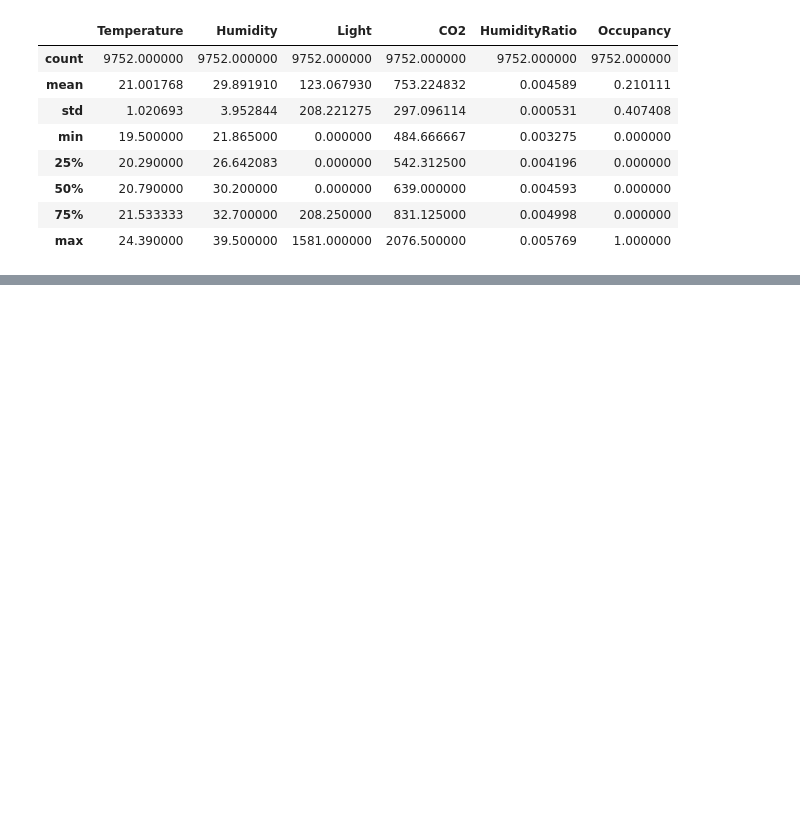
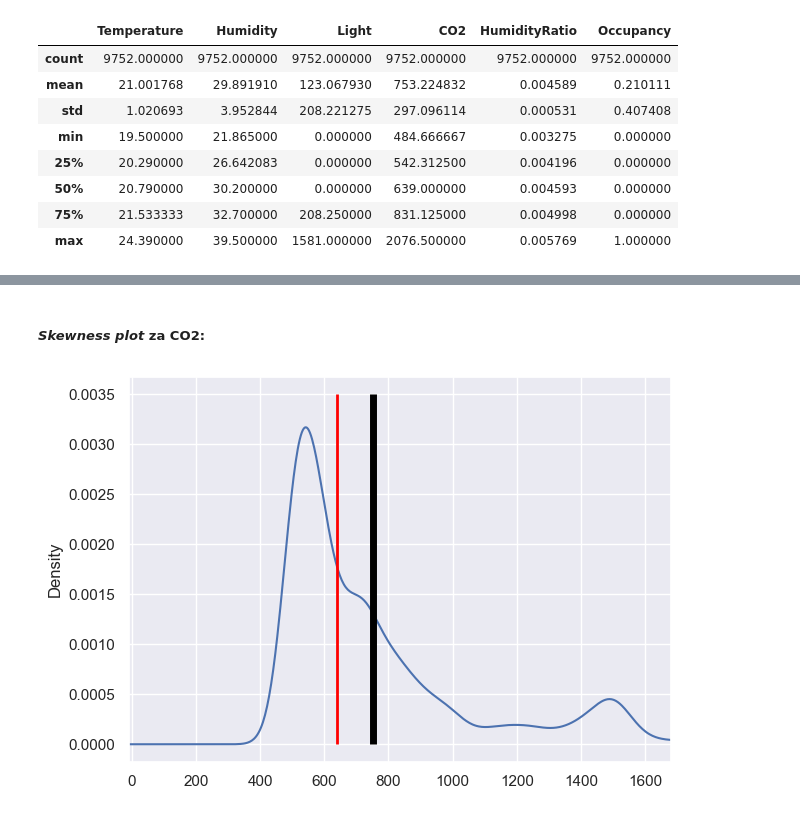
Before and after one commit to cats9rule/mlprojects, a Jupyter notebook: p1/p1.ipynb, the cells around one changed output, grey strips where cells are left out. Cells and saved outputs as stored; diff of their text form; code cells hidden in the pictures; blank space fills up the shorter version.

```diff
--- a/p1/p1.ipynb
+++ b/p1/p1.ipynb
@@ -77,0 +110,21 @@ data.describe()
+# %% [markdown]
+##### *Skewness plot* za CO2:
+# %%
+skewplot = data.CO2.plot(kind="density",
+              figsize=(7,5),
+              xlim=(data.Light.min()- 10,data.Light.max() + 100));
+plt.vlines(data.CO2.mean(),
+           ymin=0,
+           ymax=0.0035,
+           linewidth=5.0,
+           color="black");
+plt.vlines(data.CO2.median(),
+           ymin=0,
+           ymax=0.0035,
+           linewidth=2.0,
+           color="red");
+
+plt.savefig("graphs/skewplot-CO2.jpg")
+plt.show()
+# %% [output]
+[figure, added]
```
Also changed, not shown: parts of 8 cells of this notebook.
